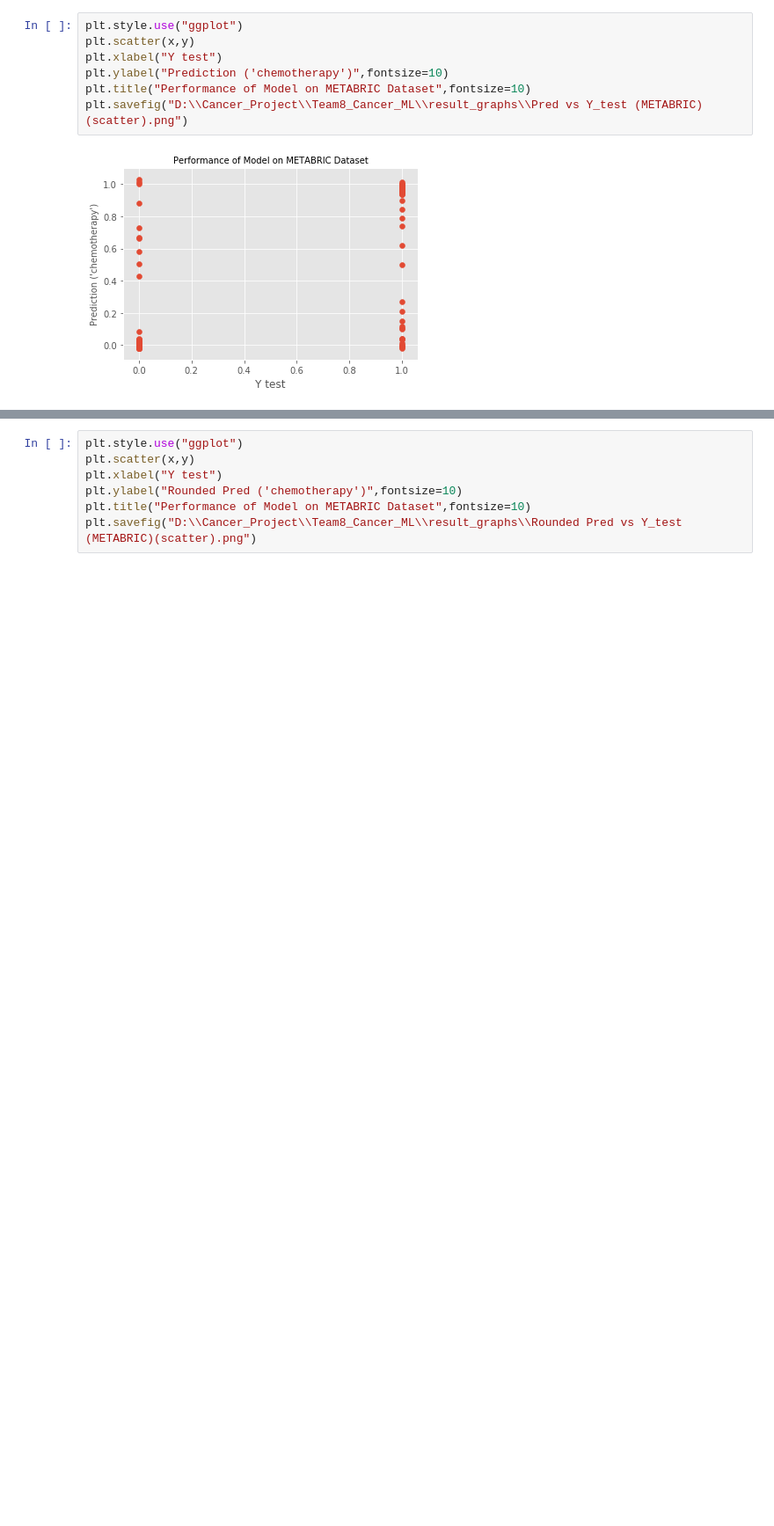
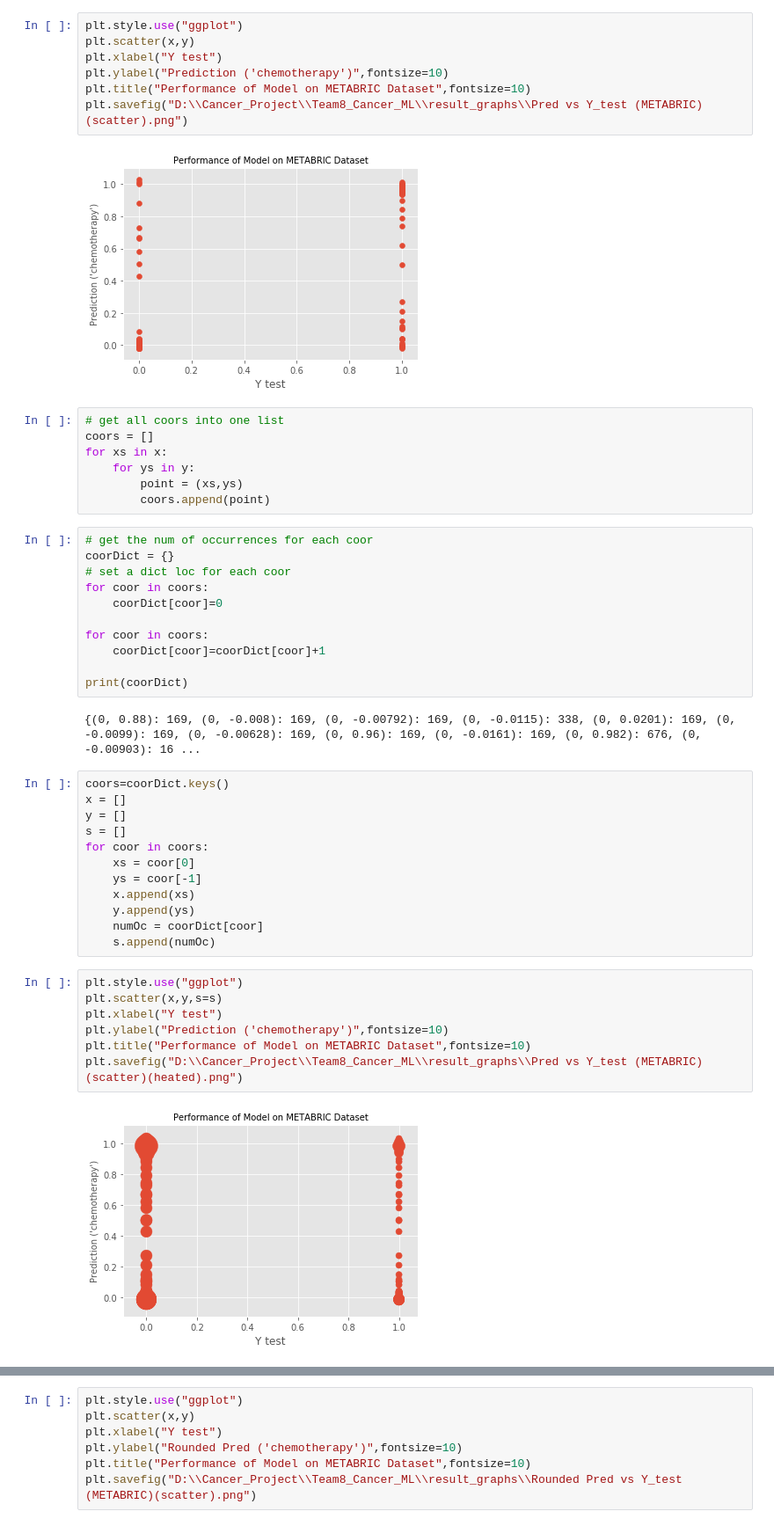
Before and after one commit to NM-Supercomputing-Challenge/Team8_Cancer_ML, a Jupyter notebook: data_vis.ipynb, the cells around one changed output, grey strips where cells are left out. Shown at 88% size. Drawn from its saved outputs; the diff is of its cells as text; blank space fills up the shorter version.

Commit message:
new heated scatter

```diff
--- a/data_vis.ipynb
+++ b/data_vis.ipynb
@@ -246,4 +246,45 @@ plt.title("Performance of Model on METABRIC Dataset",fontsize=10)
 plt.savefig("D:\\Cancer_Project\\Team8_Cancer_ML\\result_graphs\\Pred vs Y_test (METABRIC)(scatter).png")
 # %% [output]
 [figure]
+# %%
+# get all coors into one list
+coors = []
+for xs in x:
+    for ys in y:
+        point = (xs,ys)
+        coors.append(point)
+# %%
+# get the num of occurrences for each coor
+coorDict = {}
+# set a dict loc for each coor
+for coor in coors:
+    coorDict[coor]=0
+
+for coor in coors:
+    coorDict[coor]=coorDict[coor]+1
+
+print(coorDict)
+# %% [output]
+{(0, 0.88): 169, (0, -0.008): 169, (0, -0.00792): 169, (0, -0.0115): 338, (0, 0.0201): 169, (0, -0.0099): 169, (0, -0.00628): 169, (0, 0.96): 169, (0, -0.0161): 169, (0, 0.982): 676, (0, -0.00903): 16 ...
+# %%
+coors=coorDict.keys()
+x = []
+y = []
+s = []
+for coor in coors:
+    xs = coor[0]
+    ys = coor[-1]
+    x.append(xs)
+    y.append(ys)
+    numOc = coorDict[coor]
+    s.append(numOc)
+# %%
+plt.style.use("ggplot")
+plt.scatter(x,y,s=s)
+plt.xlabel("Y test")
+plt.ylabel("Prediction ('chemotherapy')",fontsize=10)
+plt.title("Performance of Model on METABRIC Dataset",fontsize=10)
+plt.savefig("D:\\Cancer_Project\\Team8_Cancer_ML\\result_graphs\\Pred vs Y_test (METABRIC)(scatter)(heated).png")
+# %% [output]
+[figure, added]
 # %%
```
Also changed, not shown: parts of 6 cells of this notebook, 6 other files.
